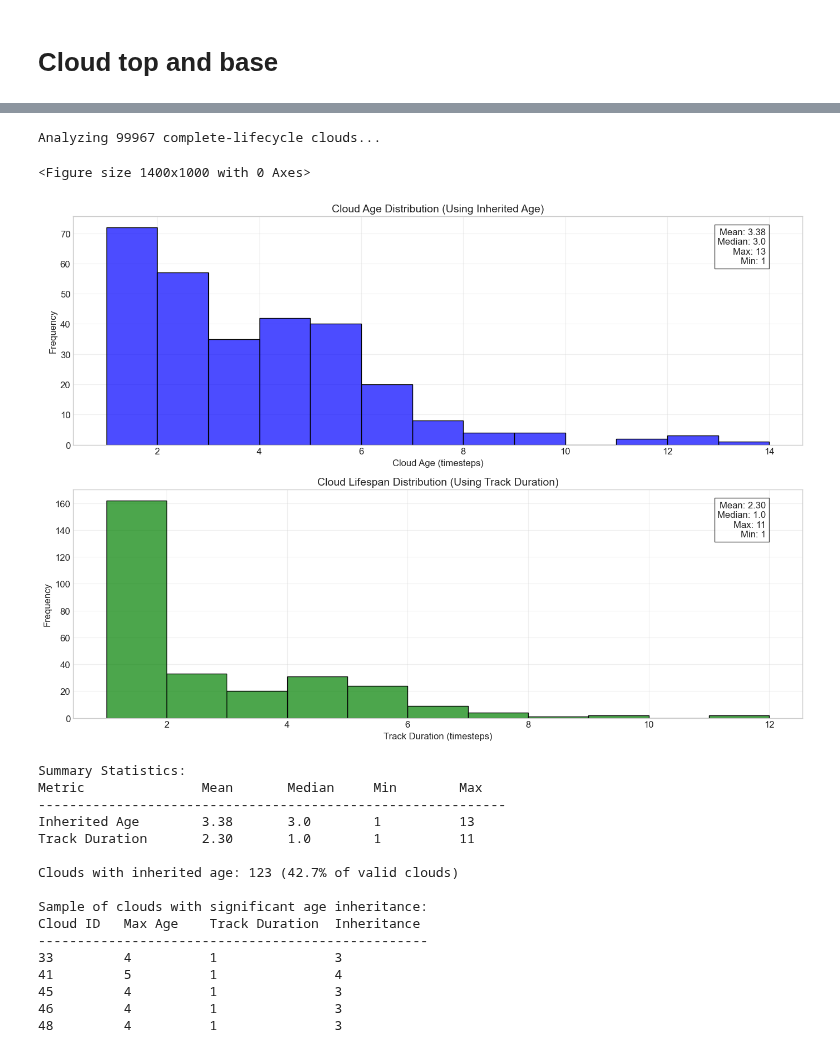
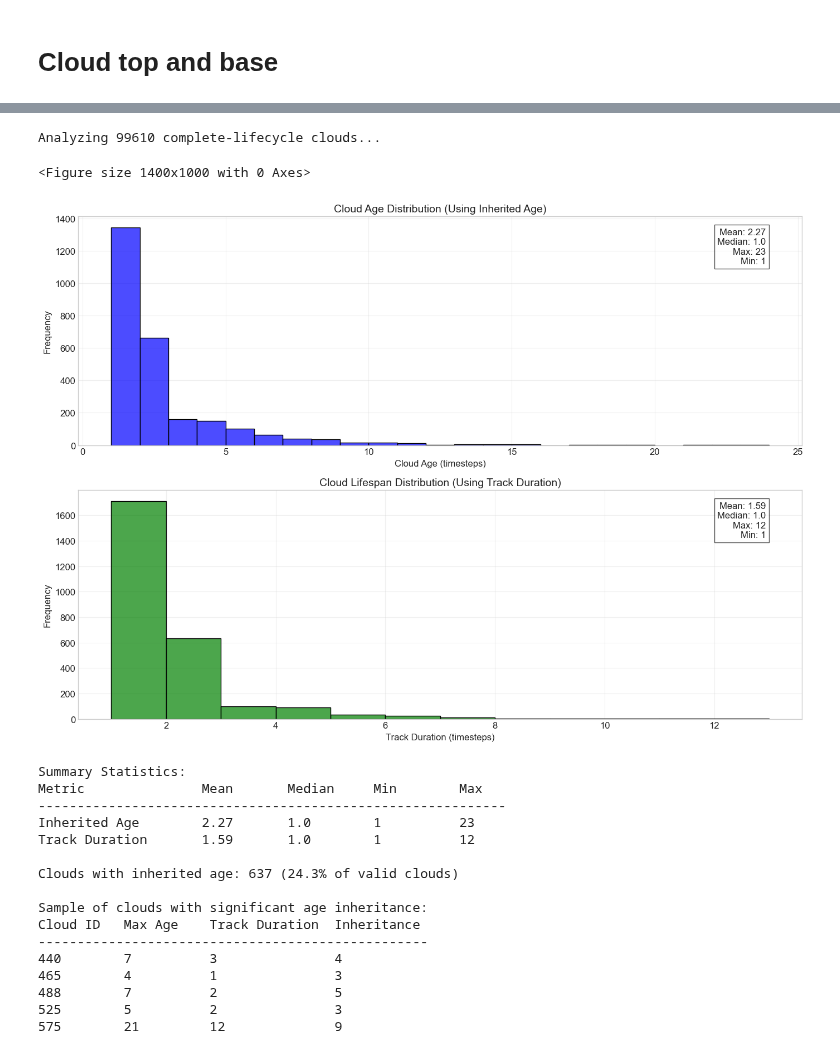
Before and after one commit to jurezgubic/CloudTracking, a Jupyter notebook: analysis/output_analysis_mass_flux.ipynb, the cells around one changed output, grey strips where cells are left out. Drawn from its saved outputs; the diff is of its cells as text; code cells hidden in the pictures.

```diff
--- a/analysis/output_analysis_mass_flux.ipynb
+++ b/analysis/output_analysis_mass_flux.ipynb
@@ -80,7 +80,7 @@ import numpy as np
 import seaborn as sns
 
 # --- 1. Data Loading and Preparation ---
-nc_file = '../cloud_results_temp.nc'
+nc_file = '../cloud_results.nc'
 
 try:
     dataset = Dataset(nc_file, 'r')
@@ -976,7 +982,7 @@ plt.style.use('seaborn-v0_8-whitegrid')
 plt.figure(figsize=(14, 10))
 
 # Path to your NetCDF file
-nc_file = '../cloud_results_temp.nc'  # Modify this path as needed
+nc_file = '../cloud_results.nc'  # Modify this path as needed
 
 with Dataset(nc_file, 'r') as dataset:
     # Get valid track information
@@ -1059,48 +1065,48 @@ with Dataset(nc_file, 'r') as dataset:
 
     plt.tight_layout()
     plt.show()
 
     # Print summary information
     print("\nSummary Statistics:")
     print(f"{'Metric':<20} {'Mean':<10} {'Median':<10} {'Min':<10} {'Max':<10}")
     print("-" * 60)
     print(f"{'Inherited Age':<20} {np.mean(max_ages):<10.2f} {np.median(max_ages):<10.1f} "
           f"{np.min(max_ages):<10d} {np.max(max_ages):<10d}")
     print(f"{'Track Duration':<20} {np.mean(track_durations):<10.2f} {np.median(track_durations):<10.1f} "
           f"{np.min(track_durations):<10d} {np.max(track_durations):<10d}")
 
     # Calculate and display the difference
     age_diff = np.array(max_ages) - np.array(track_durations)
     inheritance_count = np.sum(age_diff > 0)
     print(f"\nClouds with inherited age: {inheritance_count} ({inheritance_count/len(max_ages)*100:.1f}% of valid clouds)")
 
     # Show a sample of clouds with significant age inheritance
     if inheritance_count > 0:
         significant_inheritance = np.where(age_diff > 2)[0]  # Clouds with 3+ timesteps inherited
         if len(significant_inheritance) > 0:
             print("\nSample of clouds with significant age inheritance:")
             print(f"{'Cloud ID':<10} {'Max Age':<10} {'Track Duration':<15} {'Inheritance':<10}")
             print("-" * 50)
             for i in significant_inheritance[:5]:  # Show first 5 examples
                 idx = cloud_indices[i]
                 print(f"{idx:<10d} {max_ages[i]:<10d} {track_durations[i]:<15d} {age_diff[i]:<10d}")
 # %% [output]
-Analyzing 99967 complete-lifecycle clouds...
+Analyzing 99610 complete-lifecycle clouds...
 <Figure size 1400x1000 with 0 Axes>
-[figure, old version]
+[figure, new version]
 Summary Statistics:
 Metric               Mean       Median     Min        Max
 ------------------------------------------------------------
-Inherited Age        3.38       3.0        1          13
-Track Duration       2.30       1.0        1          11
+Inherited Age        2.27       1.0        1          23
+Track Duration       1.59       1.0        1          12
 
-Clouds with inherited age: 123 (42.7% of valid clouds)
+Clouds with inherited age: 637 (24.3% of valid clouds)
 
 Sample of clouds with significant age inheritance:
 Cloud ID   Max Age    Track Duration  Inheritance
 --------------------------------------------------
-33         4          1               3
-41         5          1               4
-45         4          1               3
-46         4          1               3
-48         4          1               3
+440        7          3               4
+465        4          1               3
+488        7          2               5
+525        5          2               3
+575        21         12              9
```
Also changed, not shown: parts of 3 cells of this notebook, 3 other files.
